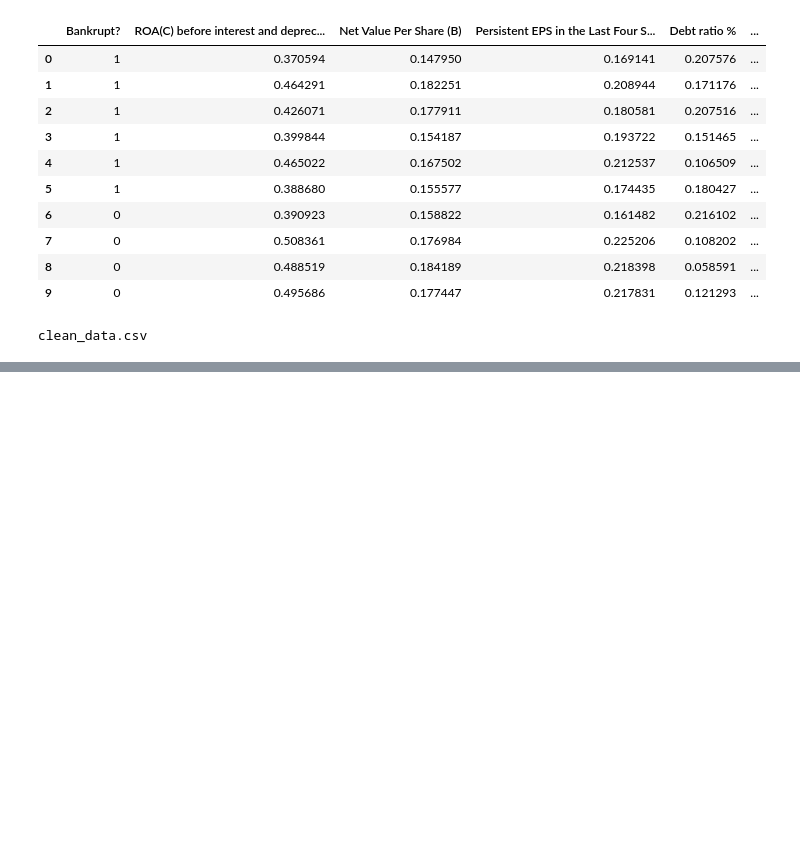
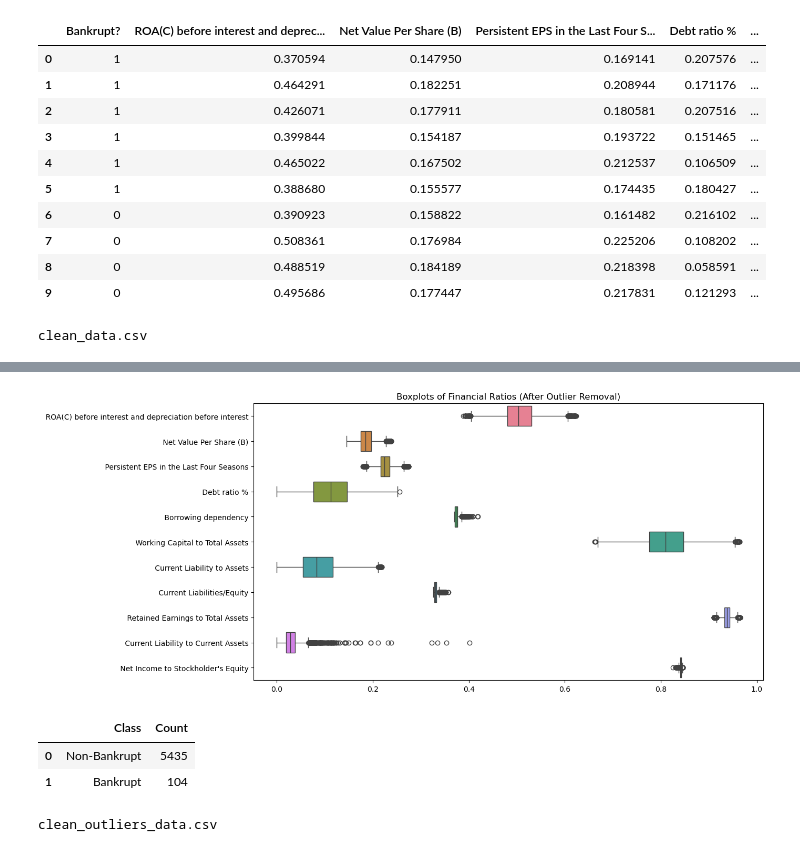
Before and after one commit to NthXevel/datasciFinal, a Jupyter notebook: DataCleaning.ipynb, the cells around one changed output, grey strips where cells are left out. Drawn from its saved outputs; the diff is of its cells as text; code cells hidden in the pictures; blank space fills up the shorter version.

```diff
--- a/DataCleaning.ipynb
+++ b/DataCleaning.ipynb
@@ -264,0 +280,33 @@ clean_data.csv
+# %%
+# ----------------------------
+# Step 3: Define features to EXCLUDE from outlier removal
+# (extreme values are meaningful for these ratios)
+# ----------------------------
+exclude_from_outlier = [
+    ' Net Income to Stockholder\'s Equity',
+    ' Current Liabilities/Equity',
+    ' Borrowing dependency',
+    ' Debt ratio %',
+    ' Current Liability to Current Assets'
+]
+
+features_for_outlier = [
+    col for col in X.columns
+    if col not in exclude_from_outlier
+]
+# %%
+# ----------------------------
+# Step 4: IQR-based outlier detection
+# ----------------------------
+Q1 = X[features_for_outlier].quantile(0.25)
+Q3 = X[features_for_outlier].quantile(0.75)
+IQR = Q3 - Q1
+
+# Mask rows that are NOT outliers
+mask = ~(
+    (X[features_for_outlier] < (Q1 - 1.5 * IQR)) |
+    (X[features_for_outlier] > (Q3 + 1.5 * IQR))
+).any(axis=1)
+
+# Apply mask
+df_no_outliers = df_clean[mask]
@@ -264,0 +328,30 @@ clean_data.csv
+# %%
+# ----------------------------
+# Step 6: Visualize AFTER outlier removal
+# ----------------------------
+plt.figure(figsize=(14, 6))
+sns.boxplot(data=df_no_outliers.drop(columns=[target]), orient='h')
+plt.title("Boxplots of Financial Ratios (After Outlier Removal)")
+plt.tight_layout()
+plt.show()
+# %% [output]
+[figure, added]
+# %%
+summary = (
+    df_no_outliers[target]
+    .value_counts()
+    .rename(index={0: "Non-Bankrupt", 1: "Bankrupt"})
+    .reset_index()
+)
+
+summary.columns = ["Class", "Count"]
+summary
+# %% [output]
+|  | Class | Count |
+| 0 | Non-Bankrupt | 5435 |
+| 1 | Bankrupt | 104 |
+# %%
+df_no_outliers.to_csv("clean_outliers_data.csv", index=False)
+print("clean_outliers_data.csv")
+# %% [output]
+clean_outliers_data.csv
```
Also changed, not shown: parts of 4 cells of this notebook, 2 other files.
